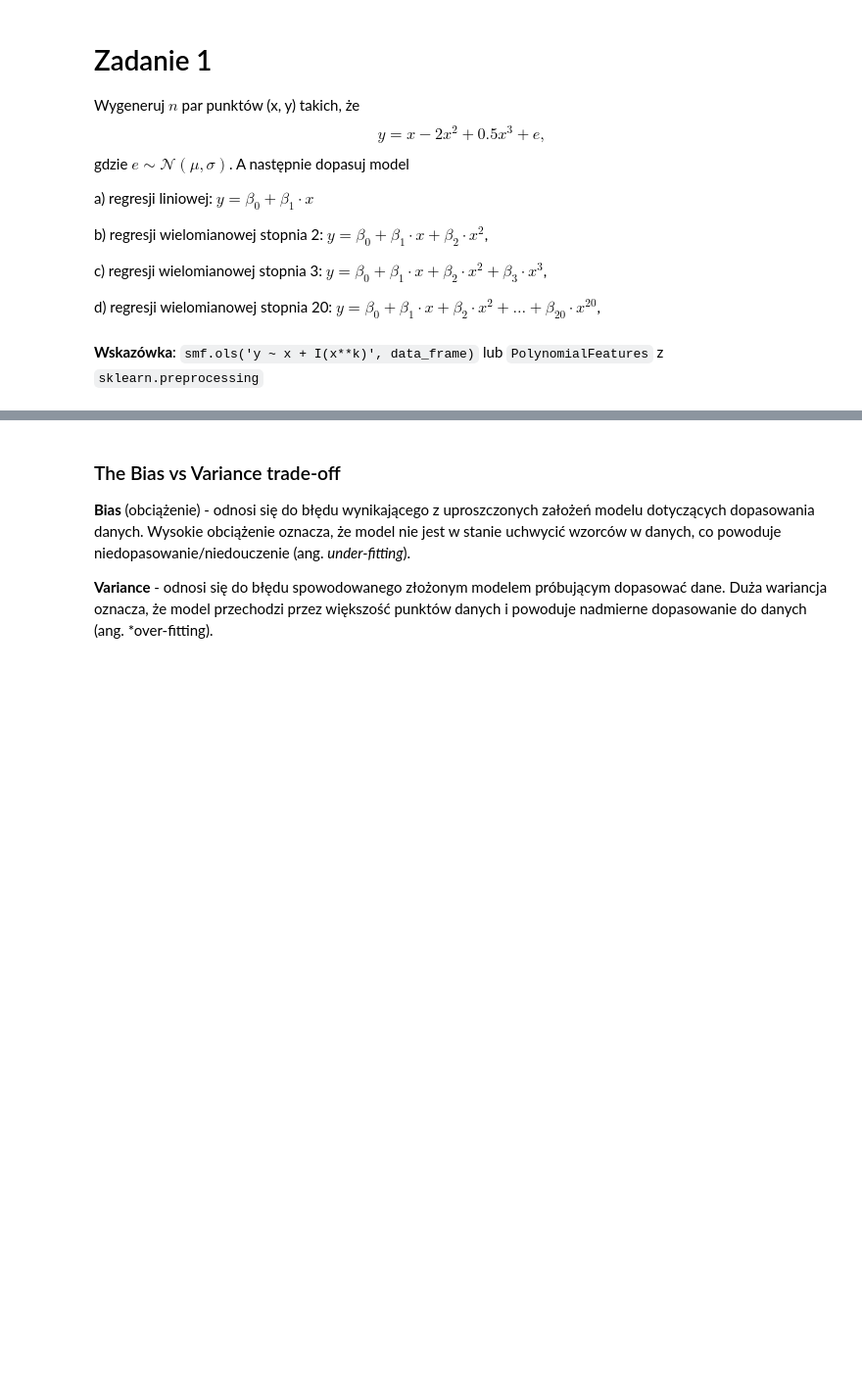
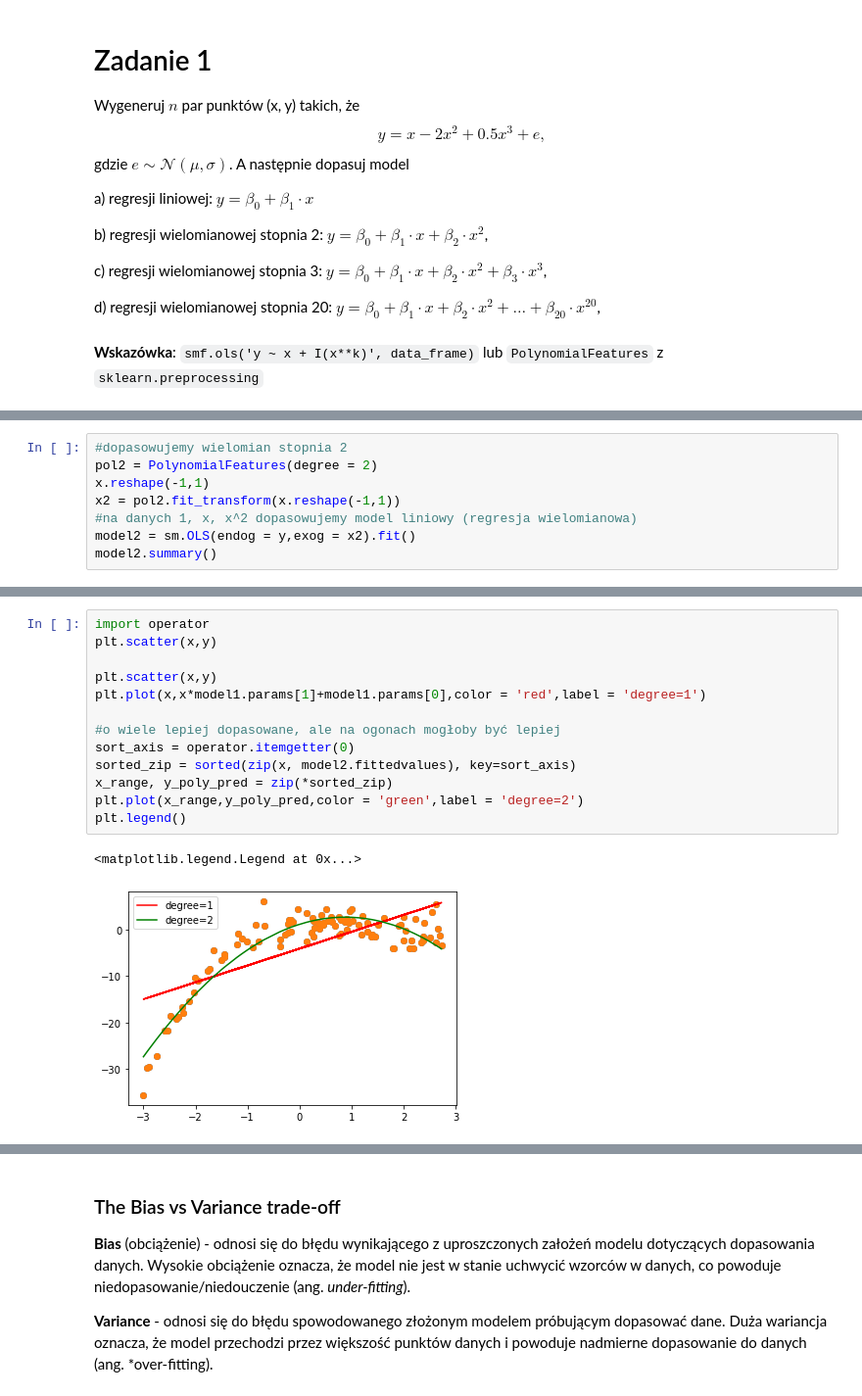
Before and after one commit to mdabrowski-phd/ds250223_regression, a Jupyter notebook: workshops/05_regresja/04_regresja_wielomianowa.ipynb, the cells around one changed output, grey strips where cells are left out. Shown at 98% size. Saved outputs shown, nothing was run; the diff lists cells and outputs as text; blank space fills up the shorter version.

```diff
--- a/workshops/05_regresja/04_regresja_wielomianowa.ipynb
+++ b/workshops/05_regresja/04_regresja_wielomianowa.ipynb
@@ -31,0 +77,8 @@ d) regresji wielomianowej stopnia 20: $y=\beta_0 + \beta_1\cdot x + \beta_2\cdot
+# %%
+#dopasowujemy wielomian stopnia 2
+pol2 = PolynomialFeatures(degree = 2)
+x.reshape(-1,1)
+x2 = pol2.fit_transform(x.reshape(-1,1))
+#na danych 1, x, x^2 dopasowujemy model liniowy (regresja wielomianowa)
+model2 = sm.OLS(endog = y,exog = x2).fit()
+model2.summary()
@@ -31,0 +106,16 @@ d) regresji wielomianowej stopnia 20: $y=\beta_0 + \beta_1\cdot x + \beta_2\cdot
+# %%
+import operator
+plt.scatter(x,y)
+
+plt.scatter(x,y)
+plt.plot(x,x*model1.params[1]+model1.params[0],color = 'red',label = 'degree=1')
+
+#o wiele lepiej dopasowane, ale na ogonach mogłoby być lepiej
+sort_axis = operator.itemgetter(0)
+sorted_zip = sorted(zip(x, model2.fittedvalues), key=sort_axis)
+x_range, y_poly_pred = zip(*sorted_zip)
+plt.plot(x_range,y_poly_pred,color = 'green',label = 'degree=2')
+plt.legend()
+# %% [output]
+<matplotlib.legend.Legend at 0x...>
+[figure, added]
```
Also changed, not shown: parts of 15 cells of this notebook.
